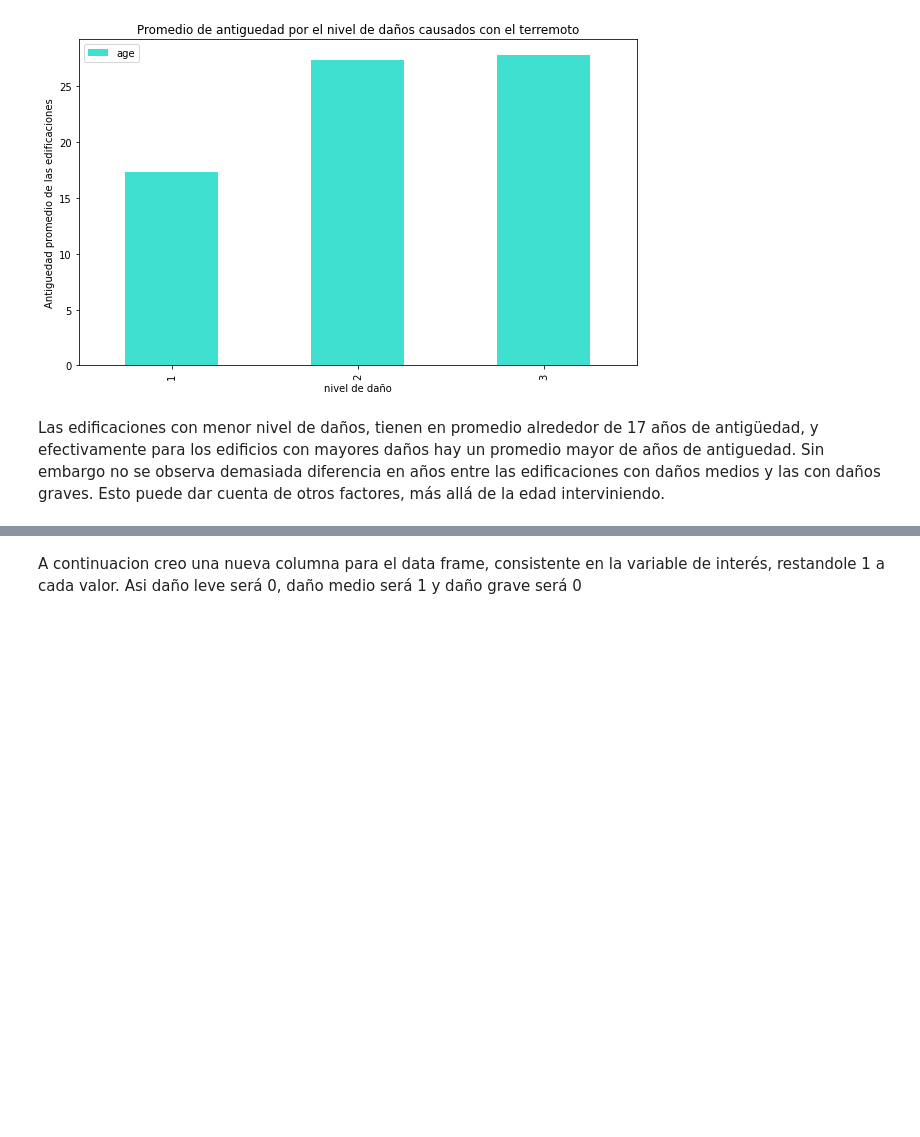
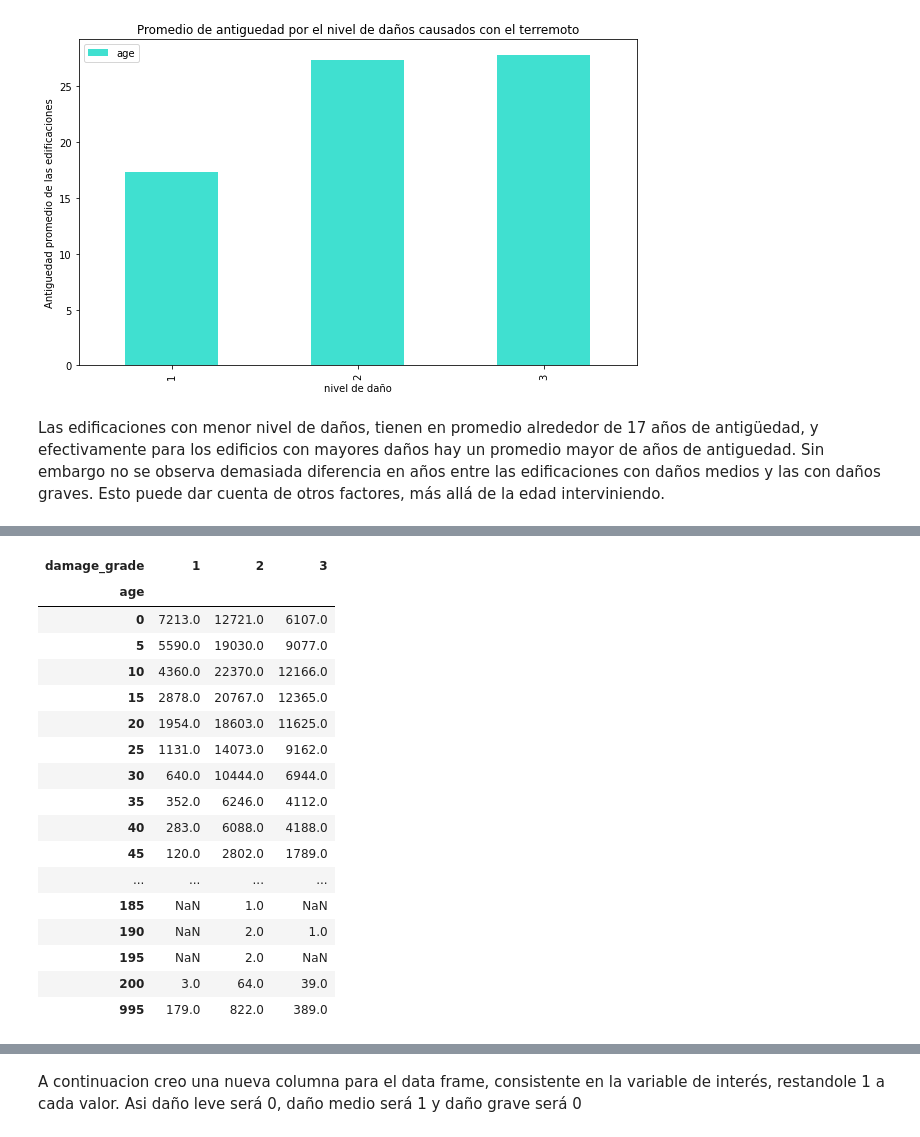
Before and after one commit to Noenf/Datos-1C2021, a Jupyter notebook: TP1/experimentacion_esmi.ipynb, the cells around one changed output, grey strips where cells are left out. Cells and saved outputs as stored; diff of their text form; code cells hidden in the pictures; blank space fills up the shorter version.

```diff
--- a/TP1/experimentacion_esmi.ipynb
+++ b/TP1/experimentacion_esmi.ipynb
@@ -148,0 +206,22 @@ Las edificaciones con menor nivel de daños, tienen en promedio alrededor de 17
+# %%
+conteo = df[['age','damage_grade','unos']].pivot_table(values='unos', columns='damage_grade',index='age',aggfunc=np.sum)
+conteo
+# %% [output]
+| damage_grade | 1 | 2 | 3 |
+| age |  |  |  |
+| 0 | 7213.0 | 12721.0 | 6107.0 |
+| 5 | 5590.0 | 19030.0 | 9077.0 |
+| 10 | 4360.0 | 22370.0 | 12166.0 |
+| 15 | 2878.0 | 20767.0 | 12365.0 |
+| 20 | 1954.0 | 18603.0 | 11625.0 |
+| 25 | 1131.0 | 14073.0 | 9162.0 |
+| 30 | 640.0 | 10444.0 | 6944.0 |
+| 35 | 352.0 | 6246.0 | 4112.0 |
+| 40 | 283.0 | 6088.0 | 4188.0 |
+| 45 | 120.0 | 2802.0 | 1789.0 |
+| ... | ... | ... | ... |
+| 185 | NaN | 1.0 | NaN |
+| 190 | NaN | 2.0 | 1.0 |
+| 195 | NaN | 2.0 | NaN |
+| 200 | 3.0 | 64.0 | 39.0 |
+| 995 | 179.0 | 822.0 | 389.0 |
```
Also changed, not shown: parts of 12 cells of this notebook, 1 other file.
